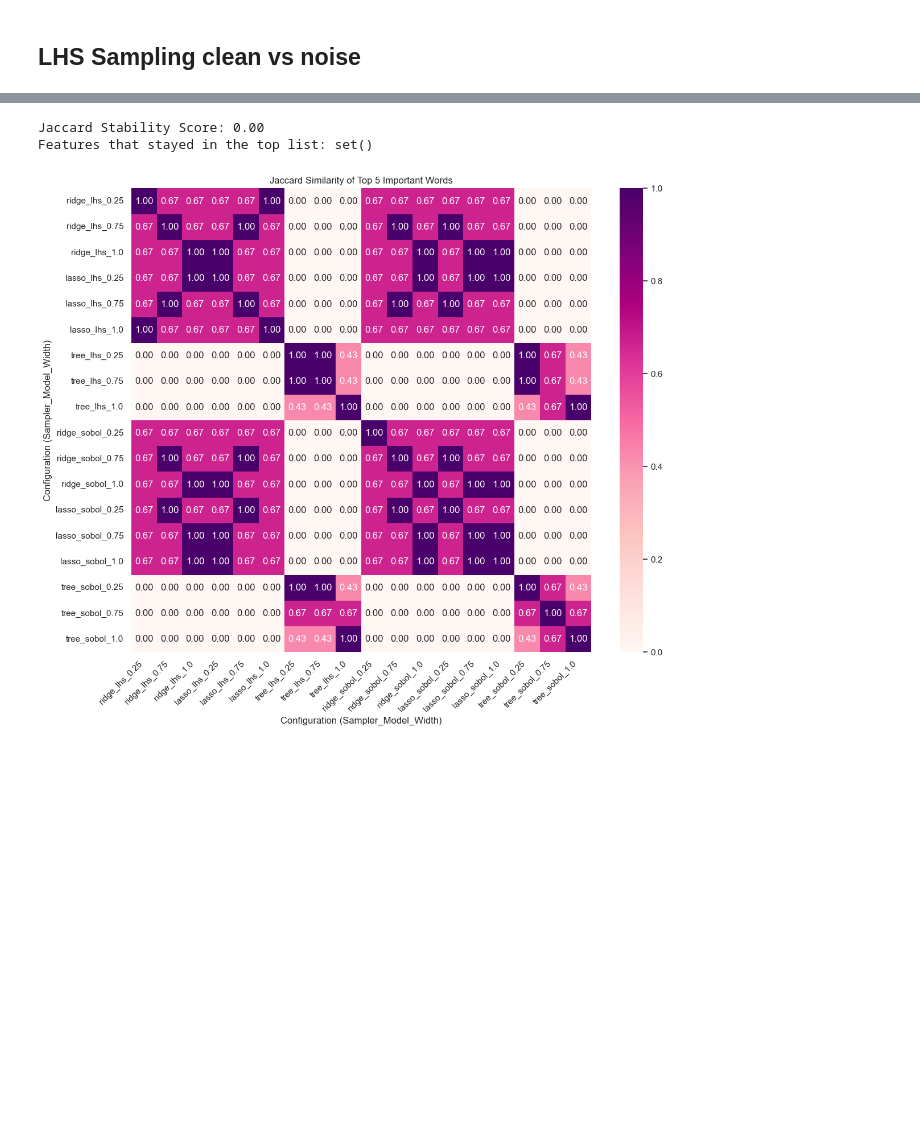
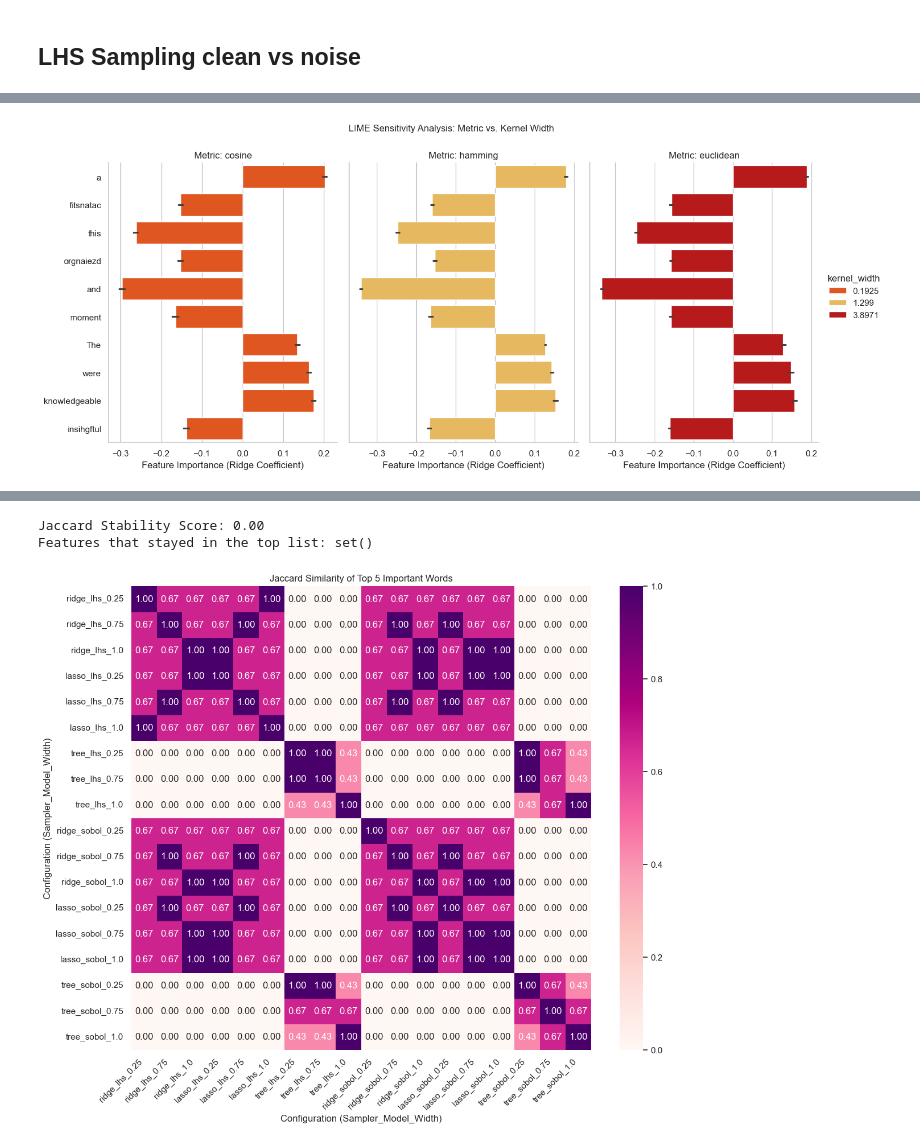
Before and after one commit to Oumaymabamoh/thesis-eval-synthetic-data-lime-nlp, a Jupyter notebook: results/LIME_evaluation.ipynb, the cells around one changed output, grey strips where cells are left out. Cells and saved outputs as stored; diff of their text form; code cells hidden in the pictures; blank space fills up the shorter version.

```diff
--- a/results/LIME_evaluation.ipynb
+++ b/results/LIME_evaluation.ipynb
@@ -299,0 +250,45 @@ plt.show()
+# %%
+import pandas as pd
+import seaborn as sns
+import matplotlib.pyplot as plt
+
+# Load your data
+df_lhs = pd.read_csv('/Users/oumaymabamoh/Desktop/thesis-evaluation-synthetic-data-lime-nlp/outputs/lime/lime_perturb_lhs_sampling_kernel_results.csv')
+
+# 2. Filtering for Readability
+# LIME can generate many words. We'll pick the top 10 most influential
+# words based on average absolute importance to keep the plot clean.
+top_words = (
+    df_lhs.groupby('word')['importance']
+    .apply(lambda x: x.abs().mean())
+    .sort_values(ascending=False)
+    .head(10)
+    .index
+)
+df_filtered = df_lhs[df_lhs['word'].isin(top_words)]
+
+# 3. Create the Visualization
+# We use 'catplot' to create a grid: one column per Metric
+sns.set_theme(style="whitegrid")
+colors = ['#ff4800','#fcbf49','#d00000']
+g = sns.catplot(
+    data=df_filtered,
+    kind="bar",
+    x="importance",
+    y="word",
+    hue="kernel_width",
+    col="metric",
+    palette=colors,
+    height=6,
+    aspect=0.8,
+    sharex=False # Allows each metric to show its own scale if they vary wildly
+)
+
+# 4. Customizing Labels and Titles
+g.set_axis_labels("Feature Importance (Ridge Coefficient)", "")
+g.set_titles("Metric: {col_name}")
+g.fig.suptitle("LIME Sensitivity Analysis: Metric vs. Kernel Width", y=1.05, fontsize=12)
+plt.savefig("/Users/oumaymabamoh/Desktop/thesis-evaluation-synthetic-data-lime-nlp/results/perturb_lhs_stability_experiment.png")
+plt.show()
+# %% [output]
+[figure, added]
```
Also changed, not shown: parts of 11 cells of this notebook, 2 other files.
